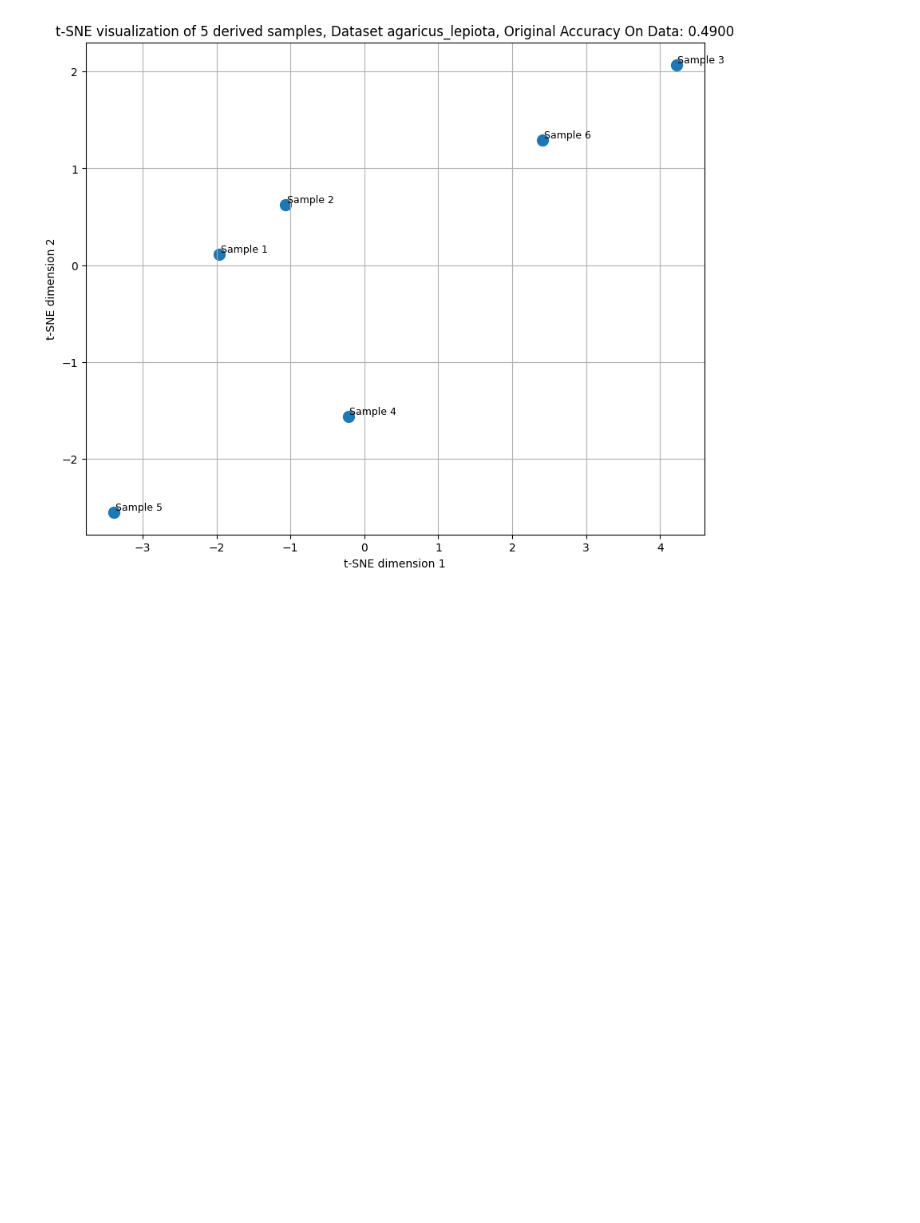
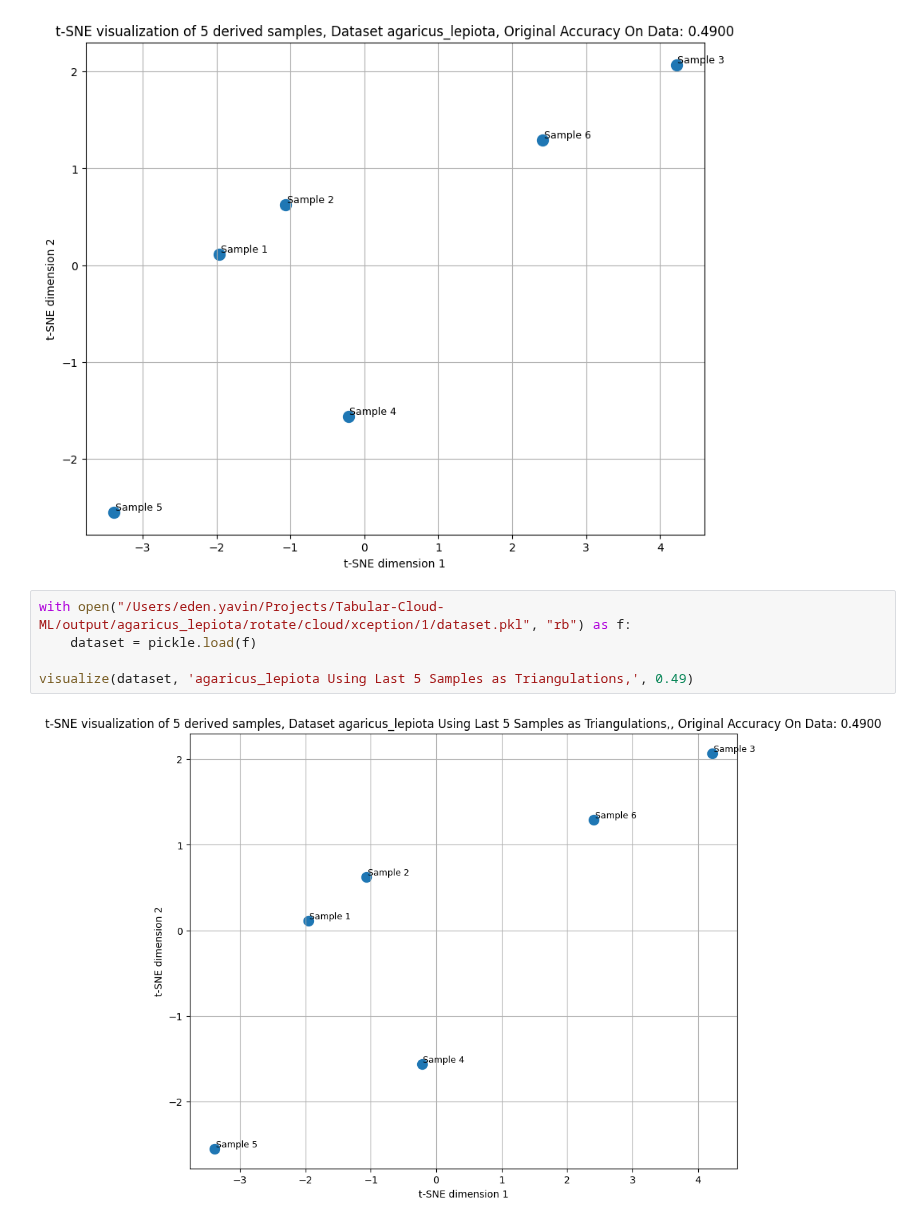
Before and after one commit to EdenYavin/Tabular-Cloud-ML, a Jupyter notebook: notebooks/embedding.ipynb, the cells around one changed output. Drawn from its saved outputs; the diff is of its cells as text; blank space fills up the shorter version.

```diff
--- a/notebooks/embedding.ipynb
+++ b/notebooks/embedding.ipynb
@@ -479,3 +480,10 @@ with open("/Users/eden.yavin/Projects/Tabular-Cloud-ML/output/agaricus_lepiota/r
 visualize(dataset, 'agaricus_lepiota', 0.49)
 # %% [output]
 [figure]
+# %%
+with open("/Users/eden.yavin/Projects/Tabular-Cloud-ML/output/agaricus_lepiota/rotate/cloud/xception/1/dataset.pkl", "rb") as f:
+    dataset = pickle.load(f)
+
+visualize(dataset, 'agaricus_lepiota Using Last 5 Samples as Triangulations,', 0.49)
+# %% [output]
+[figure, added]
```
Also changed, not shown: parts of 7 cells of this notebook, 6 other files.
